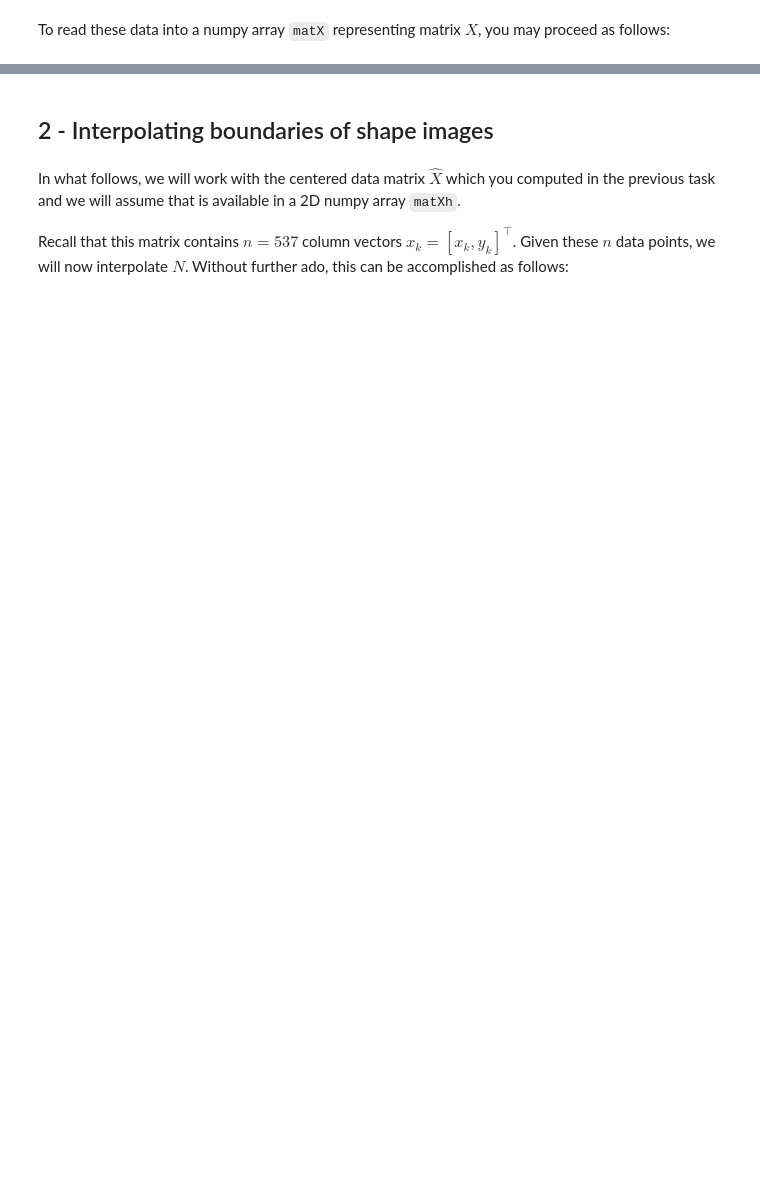
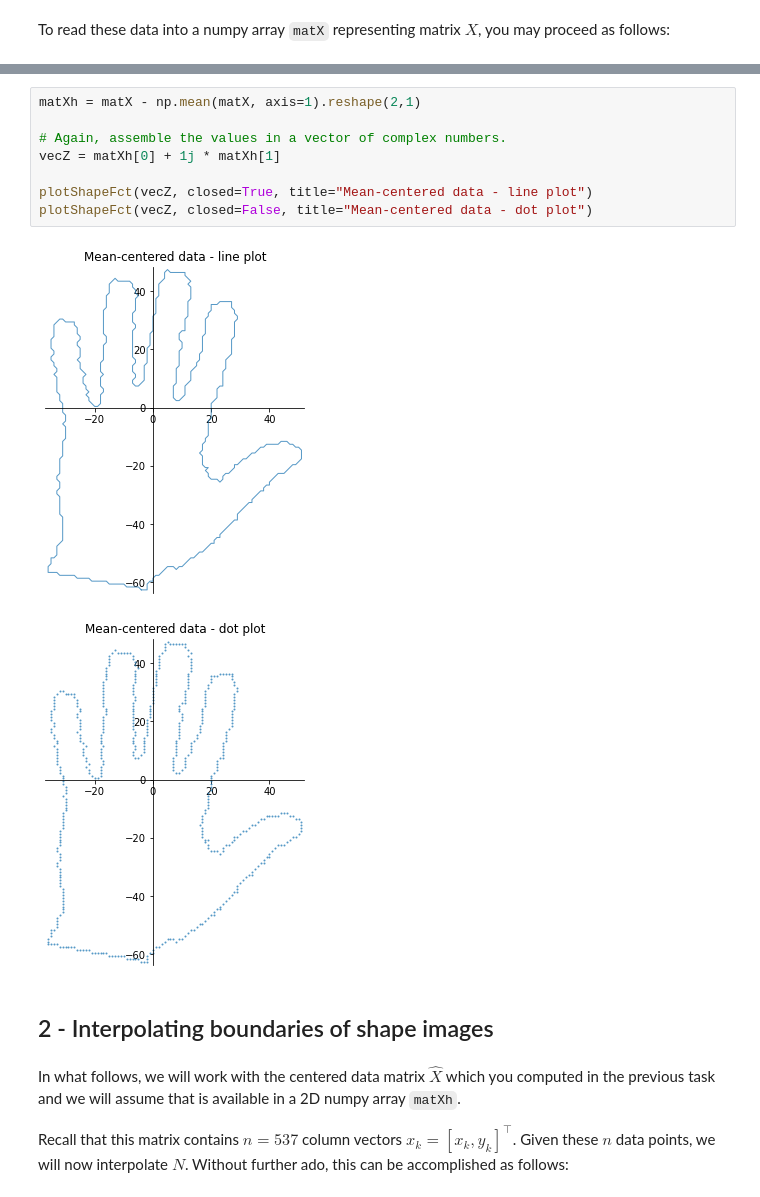
Before and after one commit to FabriceBeaumont/MA-INF_2314_IPSA, a Jupyter notebook: Code/Exercise4/SolutionsOfSheet4.ipynb, the cells around one changed output, grey strips where cells are left out. Drawn from its saved outputs; the diff is of its cells as text; blank space fills up the shorter version.

```diff
--- a/Code/Exercise4/SolutionsOfSheet4.ipynb
+++ b/Code/Exercise4/SolutionsOfSheet4.ipynb
@@ -110,3 +162,14 @@ Create a dot plot and a line plot of the centered data (including coordinate axe
+# %%
+matXh = matX - np.mean(matX, axis=1).reshape(2,1)
+
+# Again, assemble the values in a vector of complex numbers.
+vecZ = matXh[0] + 1j * matXh[1]
+
+plotShapeFct(vecZ, closed=True, title="Mean-centered data - line plot")
+plotShapeFct(vecZ, closed=False, title="Mean-centered data - dot plot")
+# %% [output]
+[figure, added]
+[figure, added]
 # %% [markdown]
 ## 2 - Interpolating boundaries of shape images
 # %% [markdown]
```
Also changed, not shown: parts of 11 cells of this notebook.
